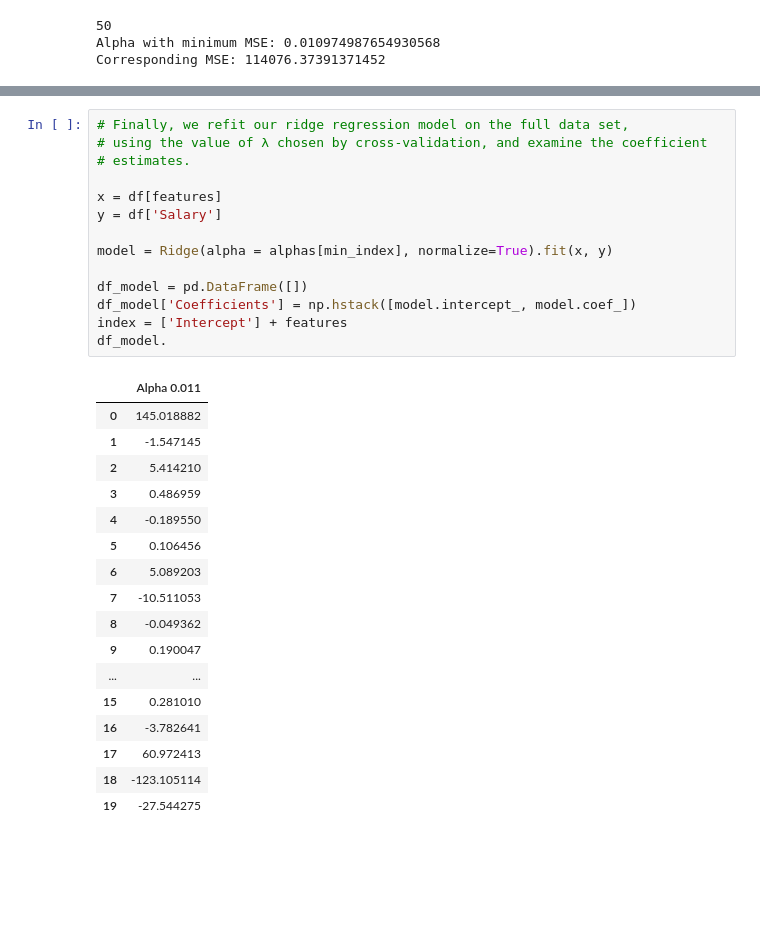
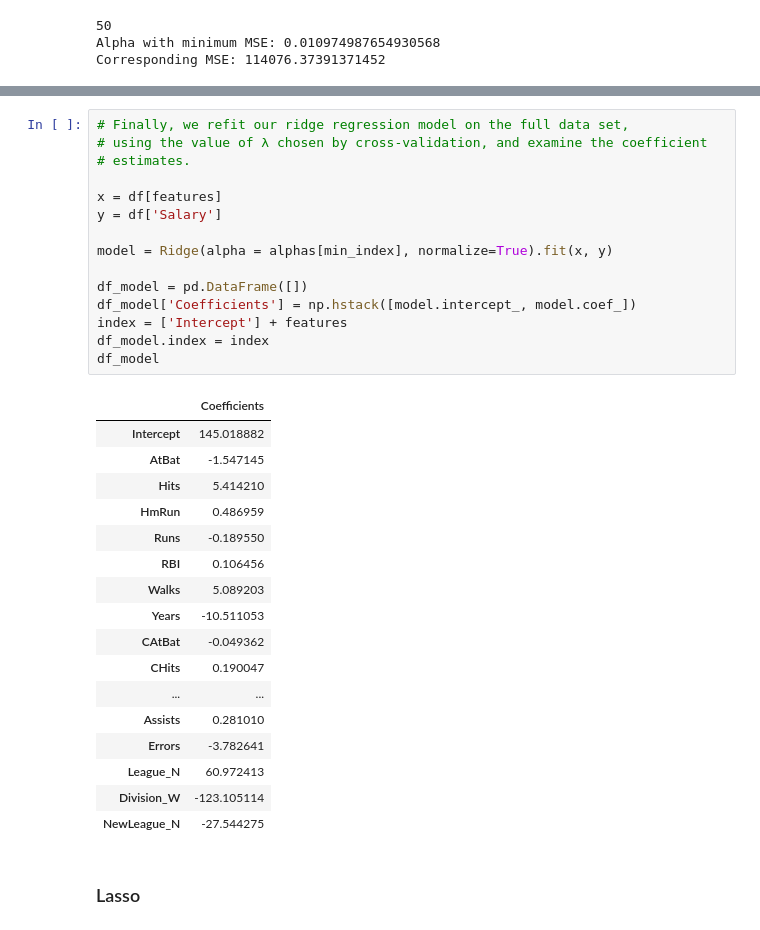
Before and after one commit to Rtavakol/ISLR, a Jupyter notebook: Notebooks/Chapter 6/Lab2/Lab2.ipynb, the cells around one changed output, grey strips where cells are left out. Saved outputs shown, nothing was run; the diff lists cells and outputs as text; blank space fills up the shorter version.

```diff
--- a/Notebooks/Chapter 6/Lab2/Lab2.ipynb
+++ b/Notebooks/Chapter 6/Lab2/Lab2.ipynb
@@ -392,32 +392,35 @@ plt.savefig('10_Fold_CV_MSE.png', dpi = 100)
 # %%
 # Finally, we refit our ridge regression model on the full data set,
 # using the value of λ chosen by cross-validation, and examine the coefficient
 # estimates.
 
 x = df[features]
 y = df['Salary']
 
 model = Ridge(alpha = alphas[min_index], normalize=True).fit(x, y)
 
 df_model = pd.DataFrame([])
 df_model['Coefficients'] = np.hstack([model.intercept_, model.coef_])
 index = ['Intercept'] + features
-df_model.
+df_model.index = index
+df_model
 # %% [output]
-|  | Alpha 0.011 |
-| 0 | 145.018882 |
-| 1 | -1.547145 |
-| 2 | 5.414210 |
-| 3 | 0.486959 |
-| 4 | -0.189550 |
-| 5 | 0.106456 |
-| 6 | 5.089203 |
-| 7 | -10.511053 |
-| 8 | -0.049362 |
-| 9 | 0.190047 |
+|  | Coefficients |
+| Intercept | 145.018882 |
+| AtBat | -1.547145 |
+| Hits | 5.414210 |
+| HmRun | 0.486959 |
+| Runs | -0.189550 |
+| RBI | 0.106456 |
+| Walks | 5.089203 |
+| Years | -10.511053 |
+| CAtBat | -0.049362 |
+| CHits | 0.190047 |
 | ... | ... |
-| 15 | 0.281010 |
-| 16 | -3.782641 |
-| 17 | 60.972413 |
-| 18 | -123.105114 |
-| 19 | -27.544275 |
+| Assists | 0.281010 |
+| Errors | -3.782641 |
+| League_N | 60.972413 |
+| Division_W | -123.105114 |
+| NewLeague_N | -27.544275 |
+# %% [markdown]
+### Lasso
```
Also changed, not shown: parts of 8 cells of this notebook, 2 other files.
